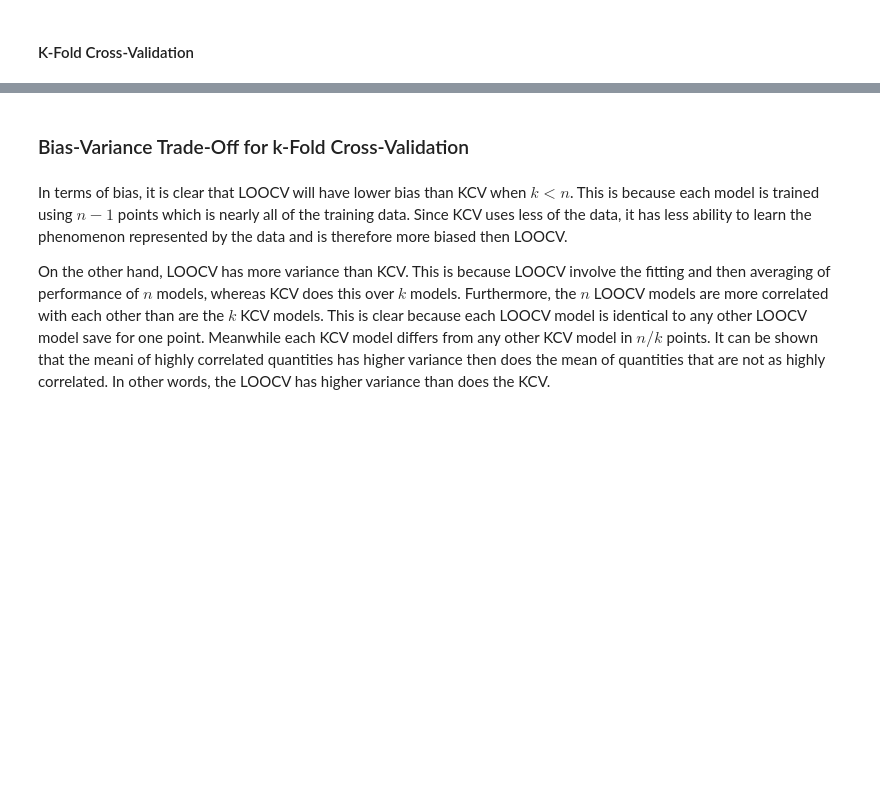
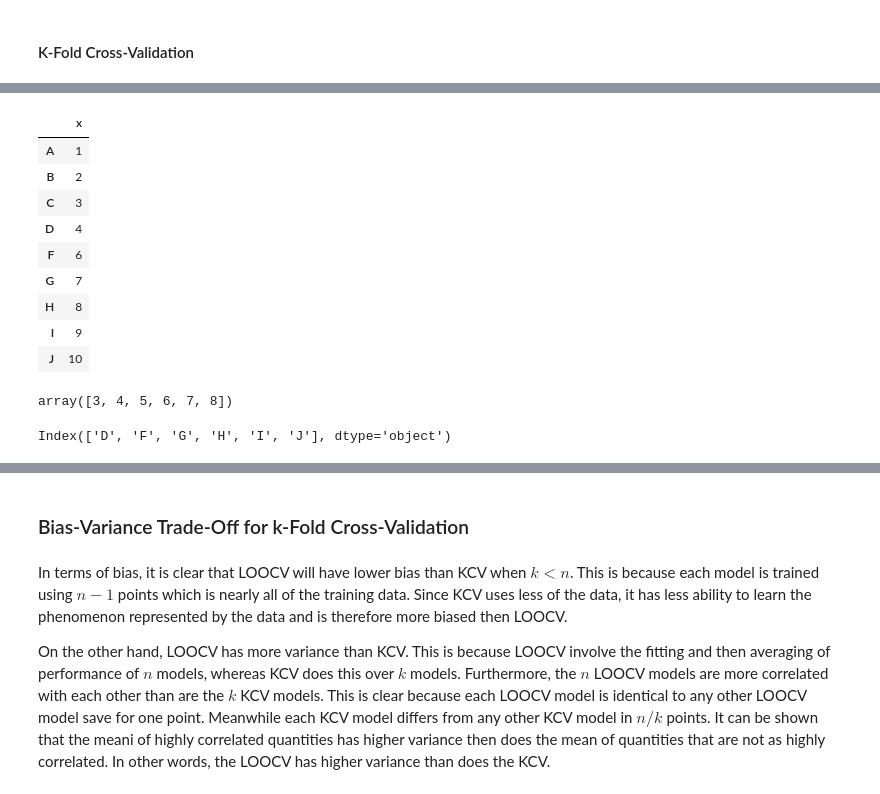
Before and after one commit to joshuacook/introductiontodatascience, a Jupyter notebook: source/05-ames/05-09-cross-validation.ipynb, the cells around one changed output, grey strips where cells are left out. Saved outputs shown, nothing was run; the diff lists cells and outputs as text; code cells hidden in the pictures; blank space fills up the shorter version.

```diff
--- a/source/05-ames/05-09-cross-validation.ipynb
+++ b/source/05-ames/05-09-cross-validation.ipynb
@@ -128,3 +148,33 @@ $$\text{CV}_k=\mathbb{E}\left[MSE(f_i)\right]$$
 Typical values of $k$ are $k=5$ or $k=10$.
 # %%
 from sklearn.model_selection import KFold
+# %%
+X_df = pd.DataFrame([
+    {'x' : 1},
+    {'x' : 2},
+    {'x' : 3},
+    {'x' : 4},
+    {'x' : 5},
+    {'x' : 6},
+    {'x' : 7},
+    {'x' : 8},
+    {'x' : 9},
+    {'x' : 10},
+])
+
+X_df.index = ['A', 'B', 'C', 'D', 'E', 'F', 'G', 'H', 'I', 'J']
+# %%
+X_df = X_df.drop('E')
+# %%
+X_df
+# %% [output]
+|  | x |
+| A | 1 |
+| B | 2 |
+| C | 3 |
+| D | 4 |
+| F | 6 |
+| G | 7 |
+| H | 8 |
+| I | 9 |
+| J | 10 |
@@ -130,0 +184,5 @@ from sklearn.model_selection import KFold
+# %%
+train, test = next(splitter)
+train
+# %% [output]
+array([3, 4, 5, 6, 7, 8])
@@ -131,3 +191,7 @@ from sklearn.model_selection import KFold
+# %%
+train
+# %% [output]
+Index(['D', 'F', 'G', 'H', 'I', 'J'], dtype='object')
 # %%
 def fit_score_kfold(model, dataset, target, folds=5):
     kf = KFold(n_splits=folds)
```
Also changed, not shown: parts of 13 cells of this notebook, 20 other files.
